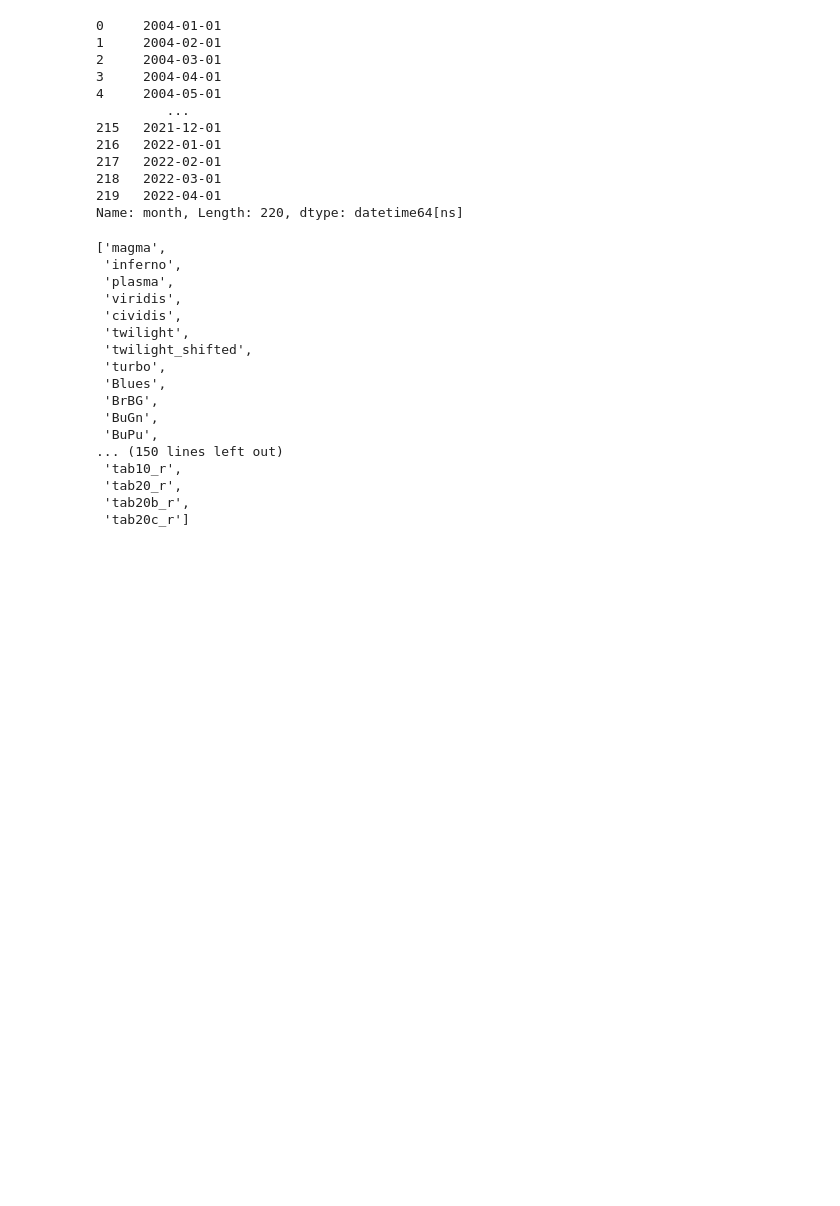
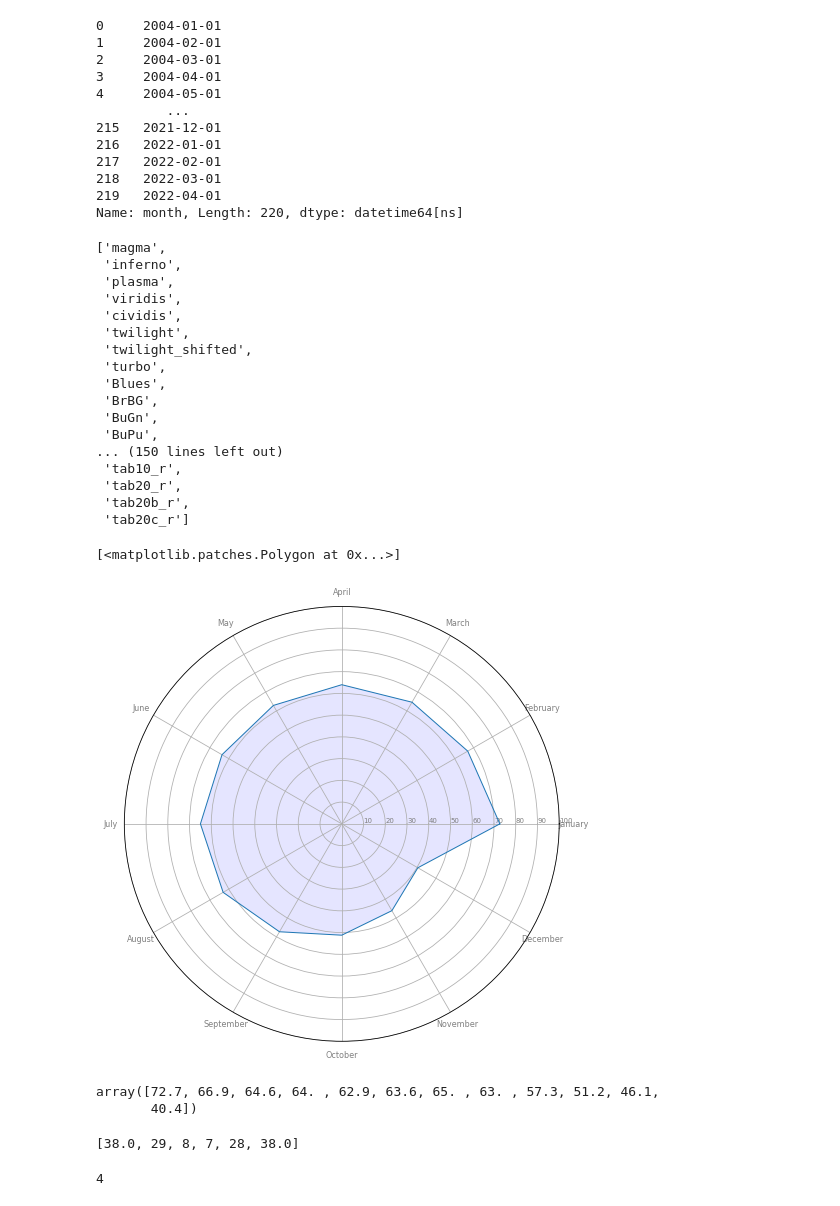
Before and after one commit to slamatik/selenium_plays, a Jupyter notebook: protein shake.ipynb, the cells around one changed output. Cells and saved outputs as stored; diff of their text form; code cells hidden in the pictures; blank space fills up the shorter version.

```diff
--- a/protein shake.ipynb
+++ b/protein shake.ipynb
@@ -156,0 +167,45 @@ plt.colormaps()
+# %%
+months = list(calendar.month_name)[1:]
+data = []
+
+for i in range(1, 13):
+    mhm = df[df.month.dt.month == i].googles.values
+    data.append(list(mhm))
+
+data = np.array(data)
+# %%
+n = len(data)
+m = len(data[0])
+# %%
+# test = np.hstack((data, data[:, 0].reshape((-1, 1))))
+data = np.vstack((data, data[0]))
+data_mean = np.hstack((data[:-1, :].mean(axis=1), data[:-1, :].mean(axis=1)[0]))
+# %%
+angles = [i / float(n) * 2 * pi for i in range(n)]
+angles += angles[:1]
+# %%
+plt.figure(figsize = (16,8))
+ax = plt.subplot(polar=True)
+plt.xticks(angles[:-1], months, color='grey', size=8);
+ax.set_rlabel_position(0)
+plt.ylim(0,100)
+plt.yticks([i for i in range(10, 101, 10)], [str(i) for i in range(10, 101, 10)], color='grey', size=7);
+# for i in range(10):
+#     ax.plot(angles, data[:, i], linewidth=1, linestyle='solid', label=str(i))
+# ax.plot(angles, data[:, 0], linewidth=1, linestyle='solid')
+ax.plot(angles, data_mean, linewidth=1, linestyle='solid')
+ax.fill(angles, data_mean, 'b', alpha=.1)
+# %% [output]
+[<matplotlib.patches.Polygon at 0x...>]
+[figure, added]
+# %%
+data[:-1, :].mean(axis=1)
+# %% [output]
+array([72.7, 66.9, 64.6, 64. , 62.9, 63.6, 65. , 63. , 57.3, 51.2, 46.1,
+       40.4])
+# %%
+values=df.loc[0].drop('group').values.flatten().tolist()
+values += values[:1]
+values
+# %% [output]
+[38.0, 29, 8, 7, 28, 38.0]
@@ -156,0 +214,4 @@ plt.colormaps()
+# %%
+47 // 10
+# %% [output]
+4
```
Also changed, not shown: parts of 23 cells of this notebook, 1 other file.
